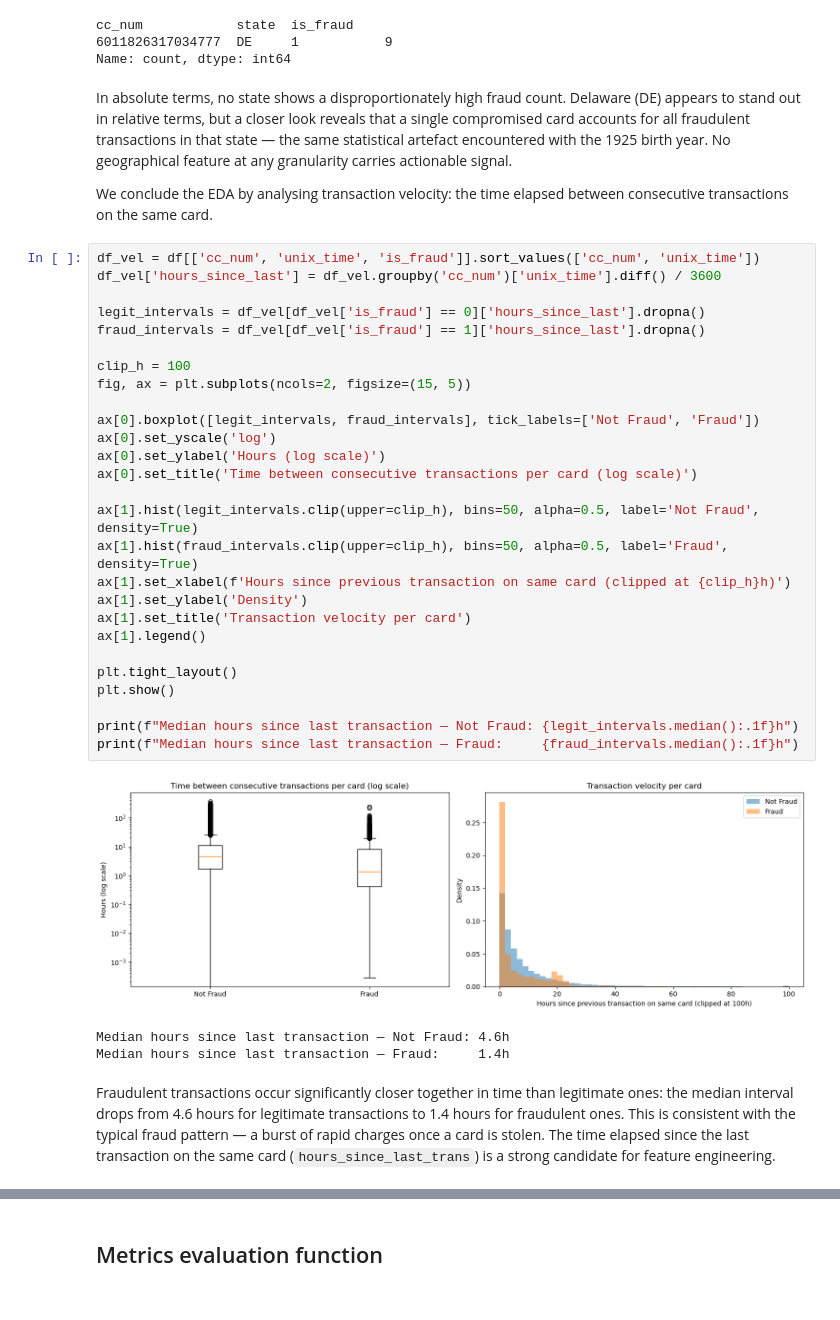
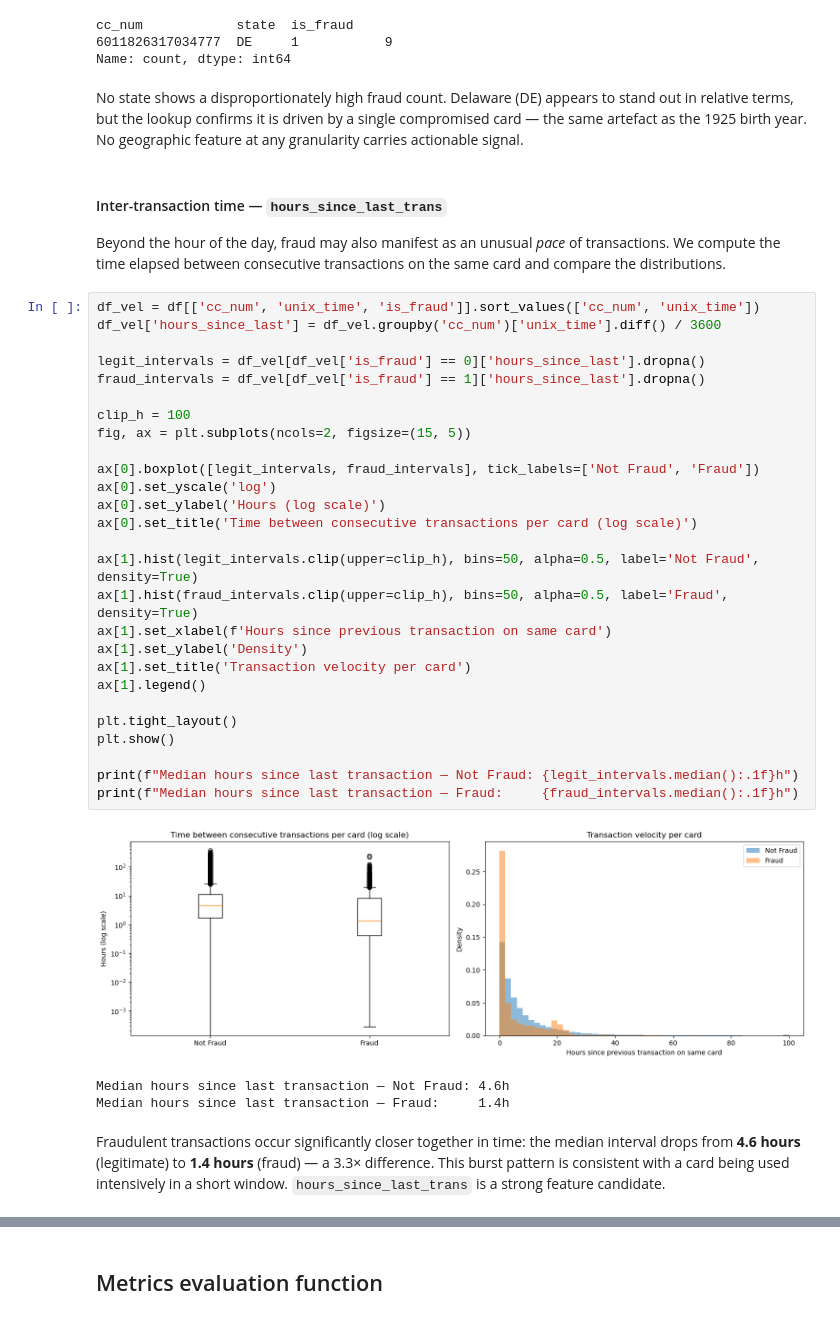
Before and after one commit to giorgiozoccatelli/Fraud-Detection, a Jupyter notebook: creditfraud.ipynb, the cells around one changed output, grey strips where cells are left out. Cells and saved outputs as stored; diff of their text form.

```diff
--- a/creditfraud.ipynb
+++ b/creditfraud.ipynb
@@ -430,40 +419,42 @@ cc_num            state  is_fraud
 6011826317034777  DE     1           9
 Name: count, dtype: int64
 # %% [markdown]
-In absolute terms, no state shows a disproportionately high fraud count. Delaware (DE) appears to stand out in relative terms, but a closer look reveals that a single compromised card accounts for all fraudulent transactions in that state — the same statistical artefact encountered with the 1925 birth year. No geographical feature at any granularity carries actionable signal.
-
-We conclude the EDA by analysing transaction velocity: the time elapsed between consecutive transactions on the same card.
+No state shows a disproportionately high fraud count. Delaware (DE) appears to stand out in relative terms, but the lookup confirms it is driven by a single compromised card — the same artefact as the 1925 birth year. No geographic feature at any granularity carries actionable signal.
+# %% [markdown]
+#### Inter-transaction time — `hours_since_last_trans`
+
+Beyond the hour of the day, fraud may also manifest as an unusual *pace* of transactions. We compute the time elapsed between consecutive transactions on the same card and compare the distributions.
 # %%
 df_vel = df[['cc_num', 'unix_time', 'is_fraud']].sort_values(['cc_num', 'unix_time'])
 df_vel['hours_since_last'] = df_vel.groupby('cc_num')['unix_time'].diff() / 3600
 
 legit_intervals = df_vel[df_vel['is_fraud'] == 0]['hours_since_last'].dropna()
 fraud_intervals = df_vel[df_vel['is_fraud'] == 1]['hours_since_last'].dropna()
 
 clip_h = 100
 fig, ax = plt.subplots(ncols=2, figsize=(15, 5))
 
 ax[0].boxplot([legit_intervals, fraud_intervals], tick_labels=['Not Fraud', 'Fraud'])
 ax[0].set_yscale('log')
 ax[0].set_ylabel('Hours (log scale)')
 ax[0].set_title('Time between consecutive transactions per card (log scale)')
 
 ax[1].hist(legit_intervals.clip(upper=clip_h), bins=50, alpha=0.5, label='Not Fraud', density=True)
 ax[1].hist(fraud_intervals.clip(upper=clip_h), bins=50, alpha=0.5, label='Fraud', density=True)
-ax[1].set_xlabel(f'Hours since previous transaction on same card (clipped at {clip_h}h)')
+ax[1].set_xlabel(f'Hours since previous transaction on same card')
 ax[1].set_ylabel('Density')
 ax[1].set_title('Transaction velocity per card')
 ax[1].legend()
 
 plt.tight_layout()
 plt.show()
 
 print(f"Median hours since last transaction — Not Fraud: {legit_intervals.median():.1f}h")
 print(f"Median hours since last transaction — Fraud:     {fraud_intervals.median():.1f}h")
 # %% [output]
-[figure, old version]
+[figure, new version]
 Median hours since last transaction — Not Fraud: 4.6h
 Median hours since last transaction — Fraud:     1.4h
 # %% [markdown]
-Fraudulent transactions occur significantly closer together in time than legitimate ones: the median interval drops from 4.6 hours for legitimate transactions to 1.4 hours for fraudulent ones. This is consistent with the typical fraud pattern — a burst of rapid charges once a card is stolen. The time elapsed since the last transaction on the same card (`hours_since_last_trans`) is a strong candidate for feature engineering.
+Fraudulent transactions occur significantly closer together in time: the median interval drops from **4.6 hours** (legitimate) to **1.4 hours** (fraud) — a 3.3× difference. This burst pattern is consistent with a card being used intensively in a short window. `hours_since_last_trans` is a strong feature candidate.
 # %% [markdown]
```
Also changed, not shown: parts of 112 cells of this notebook.
